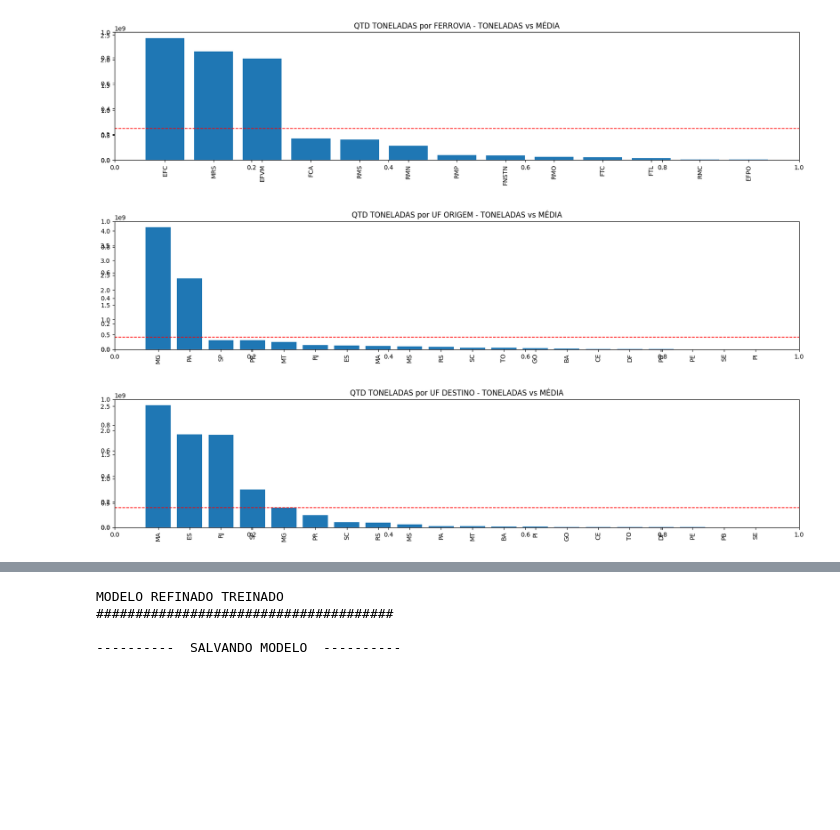
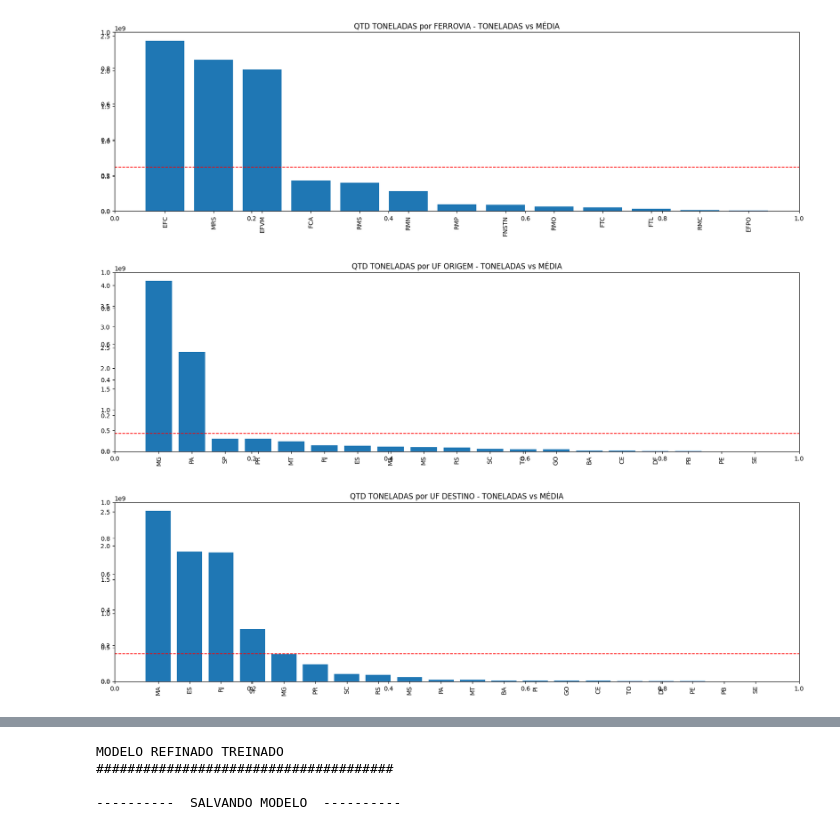
Before and after one commit to iugamil/RANDOM_FOREST_REGRESSOR, a Jupyter notebook: 01-ANTT_FERROVIAS_RANDOMFOREST_REGRESSOR.ipynb, the cells around one changed output, grey strips where cells are left out. Drawn from its saved outputs; the diff is of its cells as text; code cells hidden in the pictures; blank space fills up the shorter version.

```diff
--- a/01-ANTT_FERROVIAS_RANDOMFOREST_REGRESSOR.ipynb
+++ b/01-ANTT_FERROVIAS_RANDOMFOREST_REGRESSOR.ipynb
@@ -35,7 +35,7 @@ from numpy import random
 pd.set_option('Float_format','{:.2f}'.format)
 
 ## COMPILANDO ARQUIVOS DA PASTA
-pasta = 'C:/Users/Guilh/OneDrive/Área de Trabalho/1-MATERIAIS DE ESTUDO/01 - DIVERSOS/01-SCIKIT_LEARN/01-INPUT'
+pasta = 'C:/Users/Guilh/OneDrive/Área de Trabalho/1-MATERIAIS DE ESTUDO/01 - DIVERSOS/01-SCIKIT_LEARN/01-INPUT/ANTT'
 arquivos = glob.glob(os.path.join(pasta, '*.csv'))
 base_original = pd.concat([pd.read_csv(i, sep=';', encoding='latin1') for i in arquivos], ignore_index = True)
 
@@ -62,7 +62,7 @@ base_original = base_original.drop('TKU', axis=1)
 base_original = base_original.drop('Mes_Ano', axis=1)
 
 # REMOVENDO VALORES ABAIXO DE 1 TONELADA
-base_original = base_original[base_original["TU"]>= 1]
+base_original = base_original[base_original["TU"]>= 1000]
 
 # VENDO A BASE
 base_original.head(-5)
@@ -275,6 +276,5 @@ Curtose de Pearson (bruta): 483.4907
 # %%
 ################################################################################
-
 
 # ANALISE EXPLORATORIA DOS DADOS - EDA
 
@@ -287,7 +287,7 @@ Visualizando a quantidade de toneladas por ferrovia e origens, para conhecimento
 '''
 
 ############  FIGURA 1
-figura = plt.figure(figsize=(20,5))
+figura = plt.figure(figsize=(20,7))
 plt.title('QTD TONELADAS por FERROVIA - TONELADAS vs MÉDIA')
 
 
@@ -297,38 +297,38 @@ plt.bar(um['Ferrovia'], um['TU'])
 plt.xticks(rotation=90)
 plt.subplots_adjust(bottom=0.3)
 plt.axhline(y= np.mean(um['TU']), color='red', linestyle='--', linewidth=1.2)
 
 
 ############  FIGURA 2
-figura2 = plt.figure(figsize=(20,5))
+figura2 = plt.figure(figsize=(20,7))
 plt.title('QTD TONELADAS por UF ORIGEM - TONELADAS vs MÉDIA')
 
 figura2.add_subplot(111)
 dois = base_original.groupby('UF_Origem')['TU'].sum().reset_index().sort_values(by='TU', ascending=False)
 plt.bar(dois['UF_Origem'], dois['TU'])
 plt.xticks(rotation=90)
 plt.subplots_adjust(bottom=0.3)
 plt.axhline(y= np.mean(dois['TU']), color='red', linestyle='--', linewidth=1.2)
 
 
 ############ FIGURA 3
-figura3 = plt.figure(figsize=(20,5))
+figura3 = plt.figure(figsize=(20,7))
 plt.title('QTD TONELADAS por UF DESTINO - TONELADAS vs MÉDIA')
 
 figura3.add_subplot(111)
 dois = base_original.groupby('UF_Destino')['TU'].sum().reset_index().sort_values(by='TU', ascending=False)
 plt.bar(dois['UF_Destino'], dois['TU'])
 plt.xticks(rotation=90)
 plt.subplots_adjust(bottom=0.3)
 plt.axhline(y= np.mean(dois['TU']), color='red', linestyle='--', linewidth=1.2)
 
 
 plt.show()
 #teste.sort_values(by='TU', ascending=False)
 # %% [output]
-[figure, old version]
+[figure, new version]
-[figure, old version]
+[figure, new version]
-[figure, old version]
+[figure, new version]
 # %%
 
 
```
Also changed, not shown: parts of 25 cells of this notebook.
